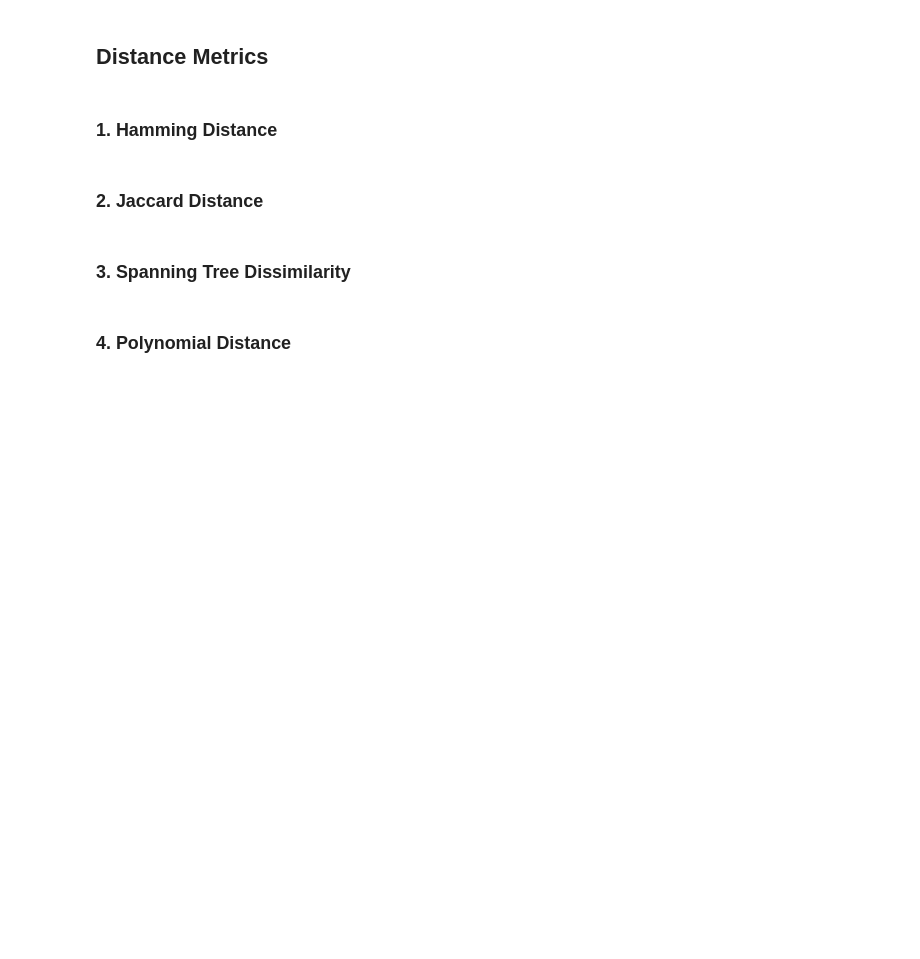
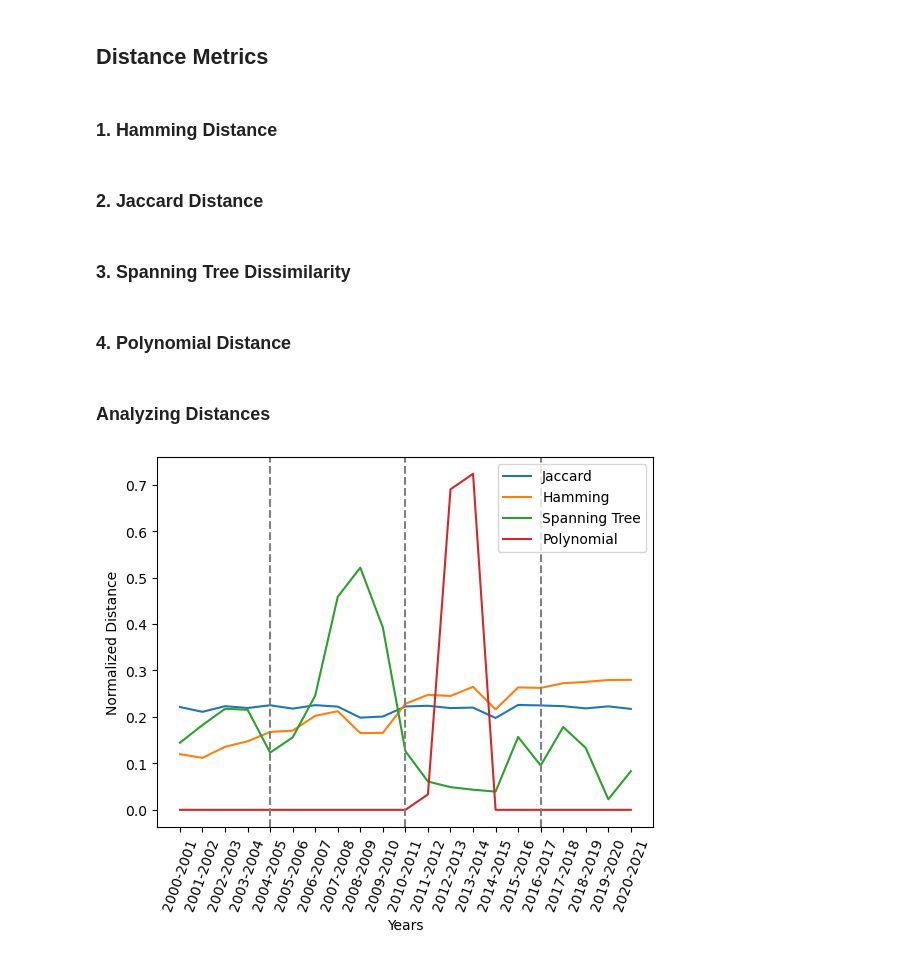
Before and after one commit to soschuetze/WTO-Fashion-Network, a Jupyter notebook: network.ipynb, the cells around one changed output. Saved outputs shown, nothing was run; the diff lists cells and outputs as text; code cells hidden in the pictures; blank space fills up the shorter version.

```diff
--- a/network.ipynb
+++ b/network.ipynb
@@ -126,7 +146,7 @@ locations = final_df['location_1'].unique()
 adj_matrices = []
 connected_graphs = []
 whole_graphs = []
-for i in final_df['year'].unique():
+for i in sorted(final_df['year'].unique()):
     df = final_df[final_df['year']==i]
     edges = pd.DataFrame(
         {
@@ -158,7 +178,7 @@ def hamming_distance(G1, G2):
     return sum
 # %%
 hamming_distances = []
-for i in range(len(graphs)-1):
+for i in range(len(whole_graphs)-1):
     hamming_distances.append(hamming_distance(whole_graphs[i], whole_graphs[i+1]))
 # %% [markdown]
 ### 2. Jaccard Distance
@@ -246,3 +266,5 @@ def polynomial_distance(G1, G2):
 polynomial_distances = []
 for i in range(len(whole_graphs)-1):
     polynomial_distances.append(polynomial_distance(whole_graphs[i], whole_graphs[i+1]))
+# %% [markdown]
+### Analyzing Distances
@@ -248,0 +274,30 @@ for i in range(len(whole_graphs)-1):
+# %%
+j_norm = normalize([jaccard_distances])
+h_norm = normalize([hamming_distances])
+st_norm = normalize([st_distances])
+p_norm = normalize([polynomial_distances])
+# %%
+graphs = range(21)
+graph_labels = []
+years = sorted(final_df['year'].unique())
+for i in range(len(years)-1):
+    graph_labels.append(f"{int(years[i])}-{int(years[i+1])}")
+
+# Create a line plot
+plt.plot(graph_labels, j_norm[0], label="Jaccard")
+plt.plot(graph_labels, h_norm[0], label="Hamming")
+plt.plot(graph_labels, st_norm[0], label="Spanning Tree")
+plt.plot(graph_labels, p_norm[0], label="Polynomial")
+
+plt.axvline(x = "2004-2005", color = 'grey', ls='--')
+plt.axvline(x = "2010-2011", color = 'grey', ls='--')
+plt.axvline(x = "2016-2017", color = 'grey', ls='--')
+
+# Show the plot
+plt.xlabel("Years")
+plt.ylabel("Normalized Distance")
+plt.xticks(rotation=70)
+plt.legend()
+plt.show()
+# %% [output]
+[figure, added]
```
Also changed, not shown: parts of 12 cells of this notebook.
